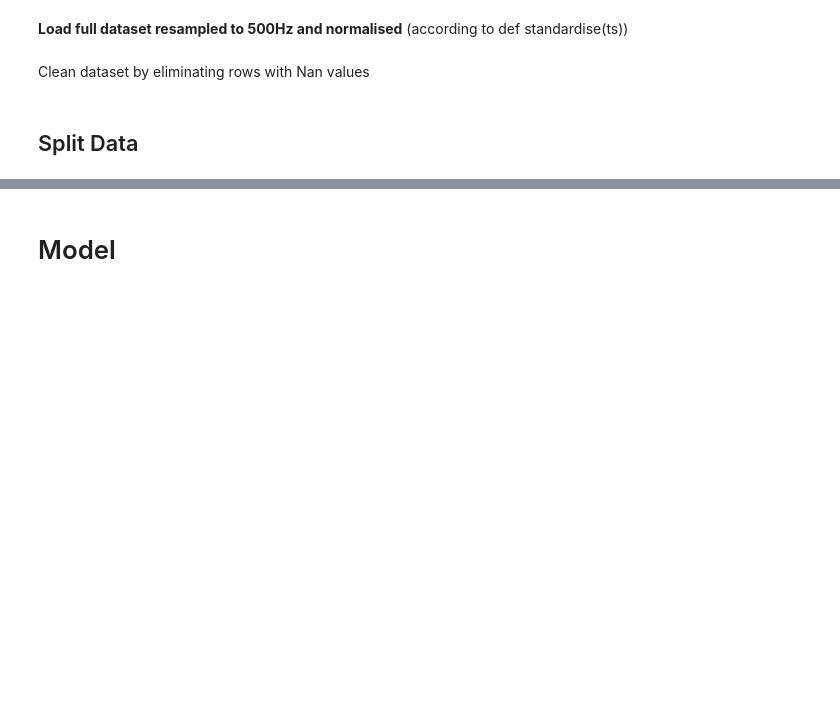
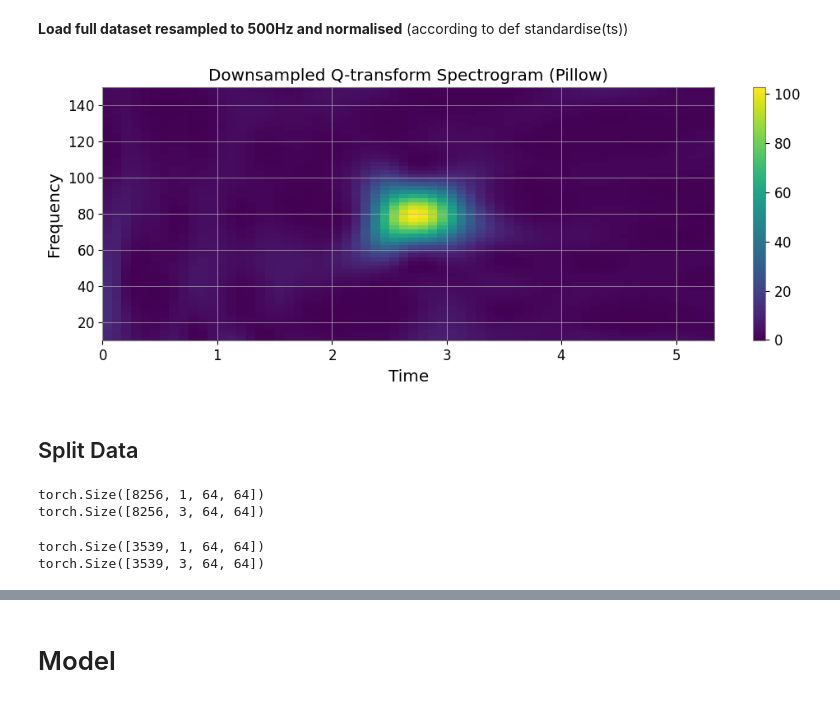
Before and after one commit to FrancescoSarandrea/Audio_GW, a Jupyter notebook: qdecoderelia.ipynb, the cells around one changed output, grey strips where cells are left out. Saved outputs shown, nothing was run; the diff lists cells and outputs as text; code cells hidden in the pictures; blank space fills up the shorter version.

```diff
--- a/qdecoderelia.ipynb
+++ b/qdecoderelia.ipynb
@@ -41,16 +47,48 @@ device
+# %%
+# For 64x64 dataset only
+import numpy as np
+
+def reshape_array(arr):
+    target_size = (64, 64)
+
+    if arr.shape == target_size:
+        # No need to crop or pad, the array is already the desired size
+        return arr
+    elif arr.shape[0] < target_size[0] or arr.shape[1] < target_size[1]:
+        # Pad the array if it's smaller than the target size
+        pad_rows = max(0, target_size[0] - arr.shape[0])
+        pad_cols = max(0, target_size[1] - arr.shape[1])
+        padding = ((pad_rows // 2, pad_rows - pad_rows // 2), (pad_cols // 2, pad_cols - pad_cols // 2))
+        padded_array = np.pad(arr, padding, mode='edge')
+        return padded_array
+    else:
+        # Crop the array around the center if it's larger than the target size
+        start_row = (arr.shape[0] - target_size[0]) // 2
+        start_col = (arr.shape[1] - target_size[1]) // 2
+        cropped_array = arr[start_row:start_row + target_size[0], start_col:start_col + target_size[1]]
+        return cropped_array
 # %%
-df=pd.read_pickle('/kaggle/input/img-pix2pix-gws-scattered-light/Image_dataset_1000')
+df=pd.read_pickle('/kaggle/input/scattered-light-128x128/Cut_Image_64x64_3000.pkl')
-# %% [markdown]
-Clean dataset by eliminating rows with Nan values
+# %%
+df=pd.concat([df, pd.read_pickle('/kaggle/input/scattered-light-128x128/Cut_Image_64x64_3000_6000.pkl')])
+df=pd.concat([df,pd.read_pickle('/kaggle/input/scattered-light-128x128/Cut_Image_64x64_6000_9000.pkl')])
+df=pd.concat([df, pd.read_pickle('/kaggle/input/scattered-light-128x128/Cut_Image_64x64_9000_end.pkl')])
+#df=pd.concat([df, pd.read_pickle('/kaggle/input/img-pix2pix-gws-scattered-light/Image_dataset_4000_5000')])
+#df=pd.concat([df, pd.read_pickle('/kaggle/input/img-pix2pix-gws-scattered-light/Image_dataset_2000_3000')])
+#df=pd.concat([df, pd.read_pickle('/kaggle/input/img-pix2pix-gws-scattered-light/Image_dataset_3000_4000')])
+# %%
+df=df.applymap(lambda x: reshape_array(x))
 # %%
-qplot_test=df.iloc[0,1]
+qplot_test=df.iloc[0,0]
 plt.figure(figsize=(12, 4))
 plt.imshow(qplot_test, aspect='auto', extent=[0, 16/3, 10, 150])
 plt.title('Downsampled Q-transform Spectrogram (Pillow)')
 plt.xlabel('Time')
 plt.ylabel('Frequency')
 plt.colorbar()
 plt.show()
+# %% [output]
+[figure, added]
 # %%
 df = df.applymap(lambda x: torch.tensor(x))
 # %% [markdown]
@@ -61,5 +101,5 @@ df_main_all_2d = pd.DataFrame(df['V1:Hrec_hoft_16384Hz'])
 # %%
-X_train_2d, X_test_2d, y_train_2d, y_test_2d = train_test_split(df_aux_all_2d, df_main_all_2d, test_size=0.1, random_state=42)
+X_train_2d, X_test_2d, y_train_2d, y_test_2d = train_test_split(df_aux_all_2d, df_main_all_2d, test_size=0.3, random_state=42)
 
 #signal_data_train=torch.stack([torch.stack([df['V1:Hrec_hoft_16384Hz'][i]]) for i in range(n_train)])
 #aux_data_train=torch.stack([torch.stack([df_aux.loc[i][0],df_aux.loc[i][1],df_aux.loc[i][2],df_aux.loc[i][3],df_aux.loc[i][4]]) for i in range(n_train)])
@@ -89,6 +129,11 @@ test_data_small_2d = torch.cat([signal_data_test_small_2d, aux_data_test_small_2
 
 print(signal_data_test_2d.shape)
 print(aux_data_test_2d.shape)
+# %% [output]
+torch.Size([8256, 1, 64, 64])
+torch.Size([8256, 3, 64, 64])
+torch.Size([3539, 1, 64, 64])
+torch.Size([3539, 3, 64, 64])
 # %%
 batch_size = 16
 # %%
```
Also changed, not shown: parts of 25 cells of this notebook.
